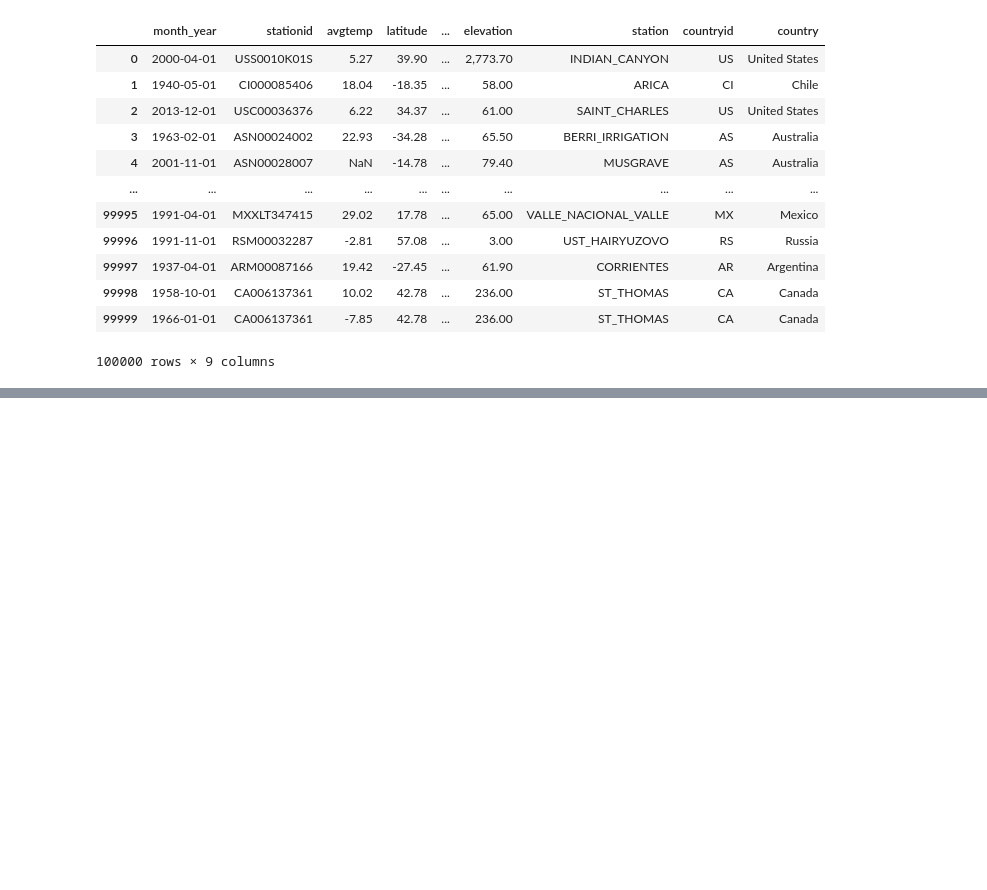
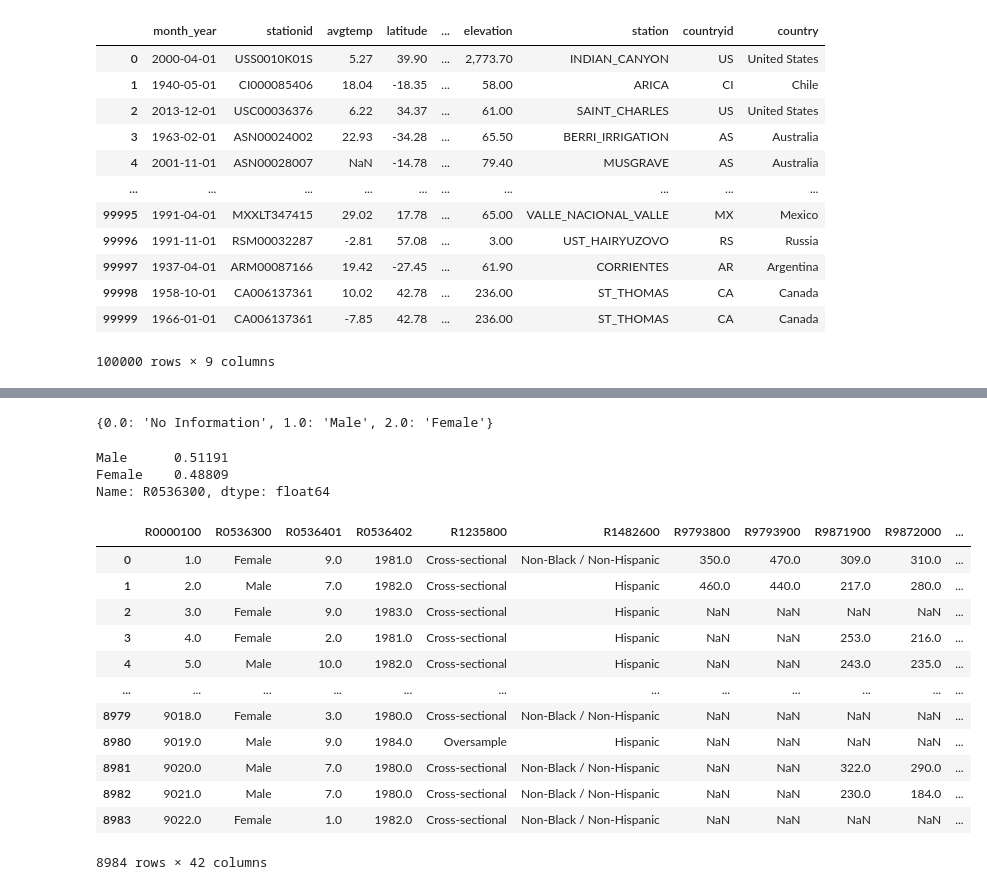
Before and after one commit to quocdat-le-insacvl/Python-Data-Cleaning-Cookbook, a Jupyter notebook: chapter_01/chapter01.ipynb, the cells around one changed output, grey strips where cells are left out. Cells and saved outputs as stored; diff of their text form; code cells hidden in the pictures; blank space fills up the shorter version.

```diff
--- a/chapter_01/chapter01.ipynb
+++ b/chapter_01/chapter01.ipynb
@@ -121,0 +517,3 @@ landtemps
+# %%
+nls97spss, metaspss = pyreadstat.read_sav('data/nls97.sav')
+nls97spss.dtypes
@@ -121,0 +548,31 @@ landtemps
+# %%
+# Because the columns name and labels aren't descriptive,
+# we can use meta-data to know what does it mean.
+map_dictionary = metaspss.variable_value_labels['R0536300']
+map_dictionary
+# %% [output]
+{0.0: 'No Information', 1.0: 'Male', 2.0: 'Female'}
+# %%
+nls97spss['R0536300'].map(map_dictionary).value_counts(normalize=True)
+# %% [output]
+Male      0.51191
+Female    0.48809
+Name: R0536300, dtype: float64
+# %%
+# use set_value_label to apply the description meta-data to the data frame
+nls97spss = pyreadstat.set_value_labels(nls97spss, metaspss, formats_as_category=True)
+nls97spss
+# %% [output]
+|  | R0000100 | R0536300 | R0536401 | R0536402 | R1235800 | R1482600 | R9793800 | R9793900 | R9871900 | R9872000 | ... |
+| 0 | 1.0 | Female | 9.0 | 1981.0 | Cross-sectional | Non-Black / Non-Hispanic | 350.0 | 470.0 | 309.0 | 310.0 | ... |
+| 1 | 2.0 | Male | 7.0 | 1982.0 | Cross-sectional | Hispanic | 460.0 | 440.0 | 217.0 | 280.0 | ... |
+| 2 | 3.0 | Female | 9.0 | 1983.0 | Cross-sectional | Hispanic | NaN | NaN | NaN | NaN | ... |
+| 3 | 4.0 | Female | 2.0 | 1981.0 | Cross-sectional | Hispanic | NaN | NaN | 253.0 | 216.0 | ... |
+| 4 | 5.0 | Male | 10.0 | 1982.0 | Cross-sectional | Hispanic | NaN | NaN | 243.0 | 235.0 | ... |
+| ... | ... | ... | ... | ... | ... | ... | ... | ... | ... | ... | ... |
+| 8979 | 9018.0 | Female | 3.0 | 1980.0 | Cross-sectional | Non-Black / Non-Hispanic | NaN | NaN | NaN | NaN | ... |
+| 8980 | 9019.0 | Male | 9.0 | 1984.0 | Oversample | Hispanic | NaN | NaN | NaN | NaN | ... |
+| 8981 | 9020.0 | Male | 7.0 | 1980.0 | Cross-sectional | Non-Black / Non-Hispanic | NaN | NaN | 322.0 | 290.0 | ... |
+| 8982 | 9021.0 | Male | 7.0 | 1980.0 | Cross-sectional | Non-Black / Non-Hispanic | NaN | NaN | 230.0 | 184.0 | ... |
+| 8983 | 9022.0 | Female | 1.0 | 1982.0 | Cross-sectional | Non-Black / Non-Hispanic | NaN | NaN | NaN | NaN | ... |
+8984 rows × 42 columns
```
Also changed, not shown: parts of 55 cells of this notebook.
